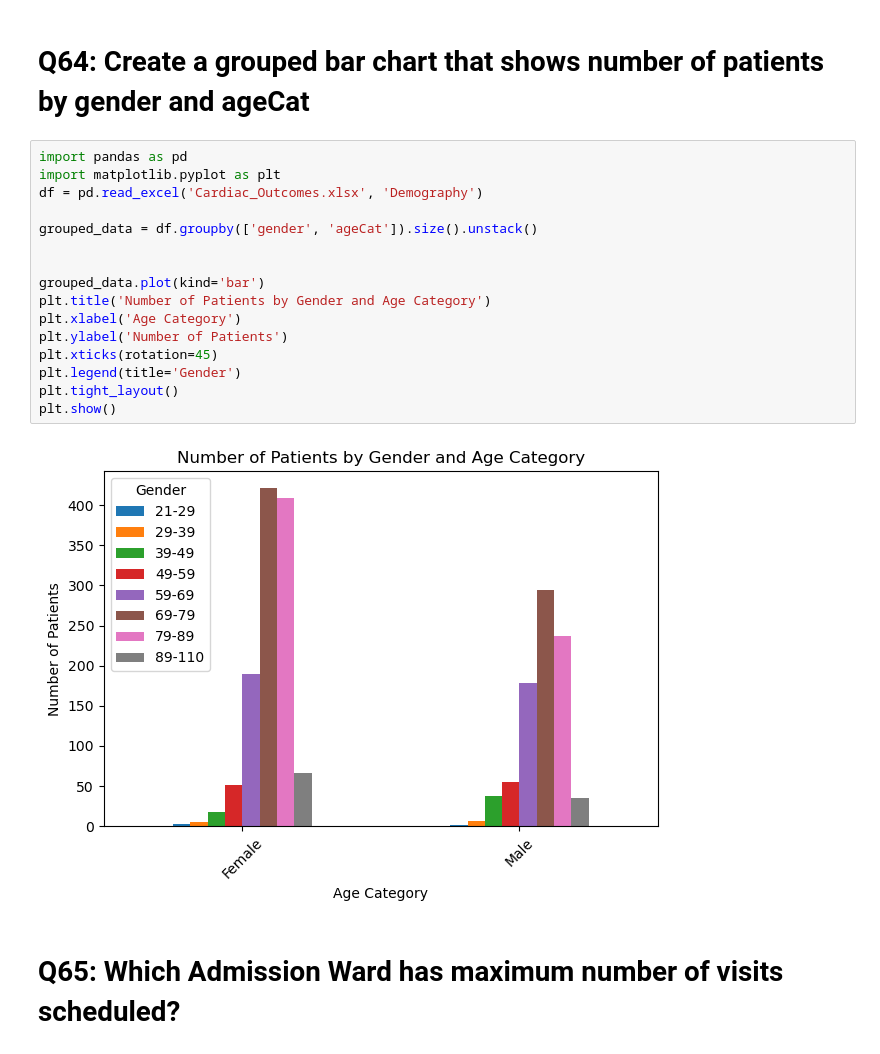
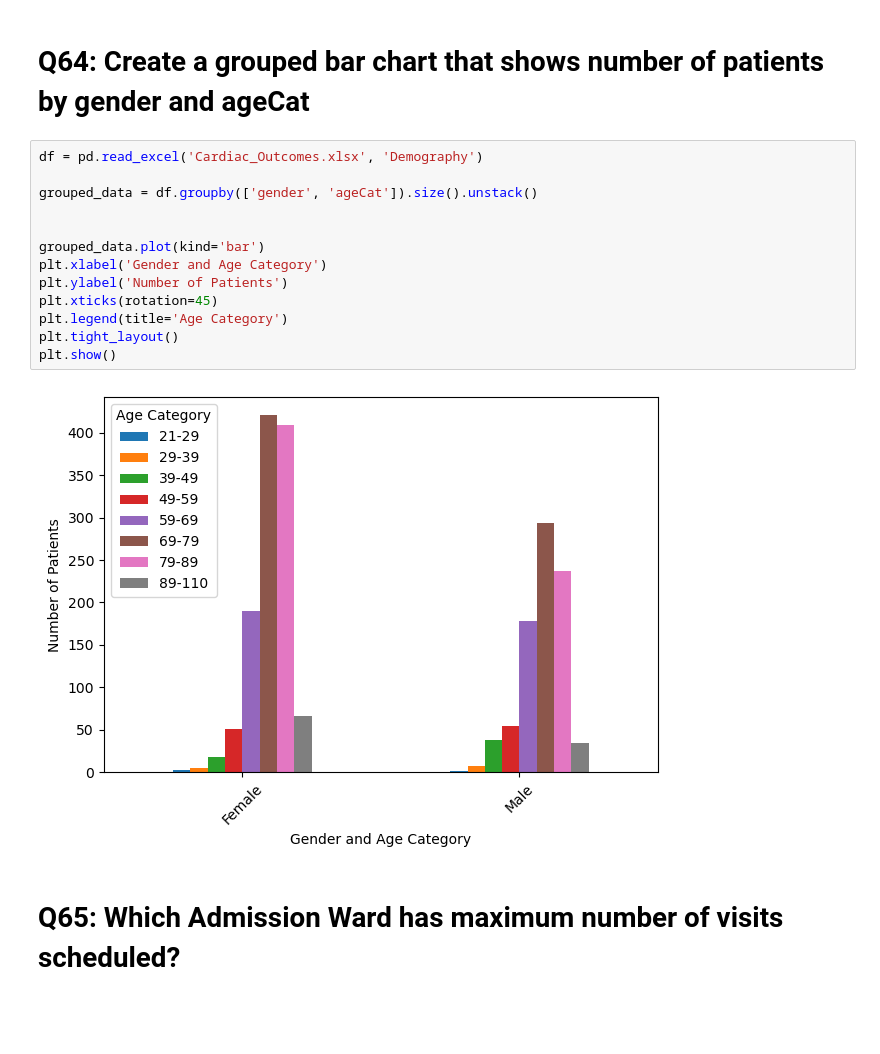
Before and after one commit to GomathiPro/Team20_DataTitans_PythonHackathon_Apr24, a Jupyter notebook: Team20_DataTitans_Main80Questions.ipynb, the cells around one changed output. Cells and saved outputs as stored; diff of their text form; blank space fills up the shorter version.

```diff
--- a/Team20_DataTitans_Main80Questions.ipynb
+++ b/Team20_DataTitans_Main80Questions.ipynb
@@ -1291,23 +1310,20 @@ print(filtered_df[columns_to_show])
 # %% [markdown]
 # Q64: Create a grouped bar chart that shows number of patients by gender and ageCat
 # %%
-import pandas as pd
-import matplotlib.pyplot as plt
 df = pd.read_excel('Cardiac_Outcomes.xlsx', 'Demography')
 
 grouped_data = df.groupby(['gender', 'ageCat']).size().unstack()
 
 
 grouped_data.plot(kind='bar')
-plt.title('Number of Patients by Gender and Age Category')
-plt.xlabel('Age Category')
+plt.xlabel('Gender and Age Category')
 plt.ylabel('Number of Patients')
 plt.xticks(rotation=45)
-plt.legend(title='Gender')
+plt.legend(title='Age Category')
 plt.tight_layout()
 plt.show()
 # %% [output]
-[figure, old version]
+[figure, new version]
 # %% [markdown]
 # Q65: Which Admission Ward has maximum number of visits scheduled?
 # %%
```
Also changed, not shown: parts of 9 cells of this notebook, 1 other file.
